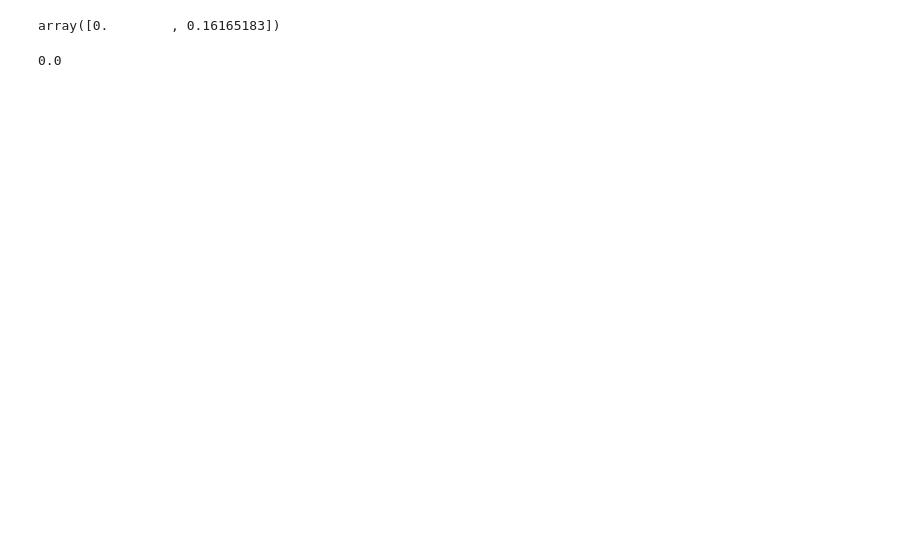
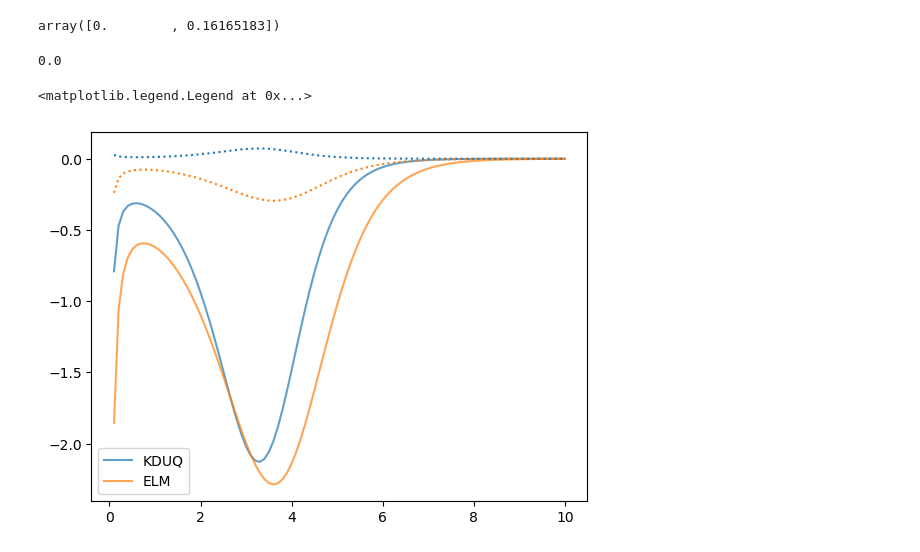
Before and after one commit to beykyle/elm, a Jupyter notebook: prior/does_this_prior_make_sense.ipynb, the cells around one changed output. Cells and saved outputs as stored; diff of their text form; code cells hidden in the pictures; blank space fills up the shorter version.

Commit message:
update spin orbit, re-prop prior

```diff
--- a/prior/does_this_prior_make_sense.ipynb
+++ b/prior/does_this_prior_make_sense.ipynb
@@ -18,7 +18,7 @@ import elm
 
 with open("./prior_distribution.pickle", "rb") as f:
     prior = pickle.load(f)
-prior_samples = elm.elm.array_to_list(prior.rvs(10000))
+prior_samples = elm.elm.array_to_list(prior.rvs(1000))
 # %% [output]
 Using database version X4-2024-12-31 located in: /home/beyerk/db/exfor/unpack_exfor-2024/X4-2024-12-31
 # %%
@@ -109,3 +117,7 @@ array([0.        , 0.16165183])
 np.std(asym,axis=0)
 # %% [output]
 0.0
+# %%
+r = np.linspace(0.1,10,100)
+vso_kduq = kduq.spin_orbit(r,*np.mean(kduq_so,axis=0) )
+vso_elm = elm.elm.spin_orbit(r, 0, np.mean(so0,axis=0), np.mean(so1,axis=0))
@@ -111,0 +126,10 @@ np.std(asym,axis=0)
+# %%
+p1, = plt.plot(r, vso_kduq.real, alpha=0.7, label="KDUQ")
+p2, = plt.plot(r,vso_elm.real, alpha=0.7,  label="ELM")
+plt.plot(r, vso_kduq.imag, ":", color=p1.get_color())
+plt.plot(r, vso_elm.imag, ":", color=p2.get_color())
+
+plt.legend()
+# %% [output]
+<matplotlib.legend.Legend at 0x...>
+[figure, added]
```
Also changed, not shown: parts of 8 cells of this notebook, 3 other files.
